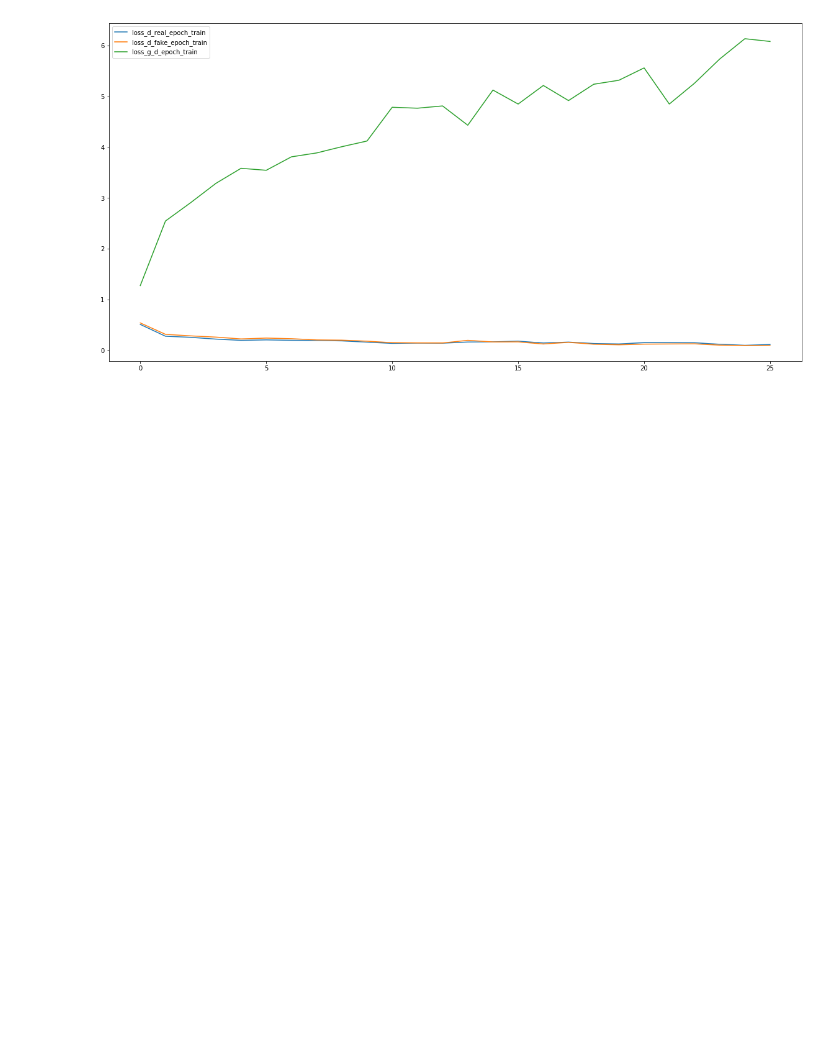
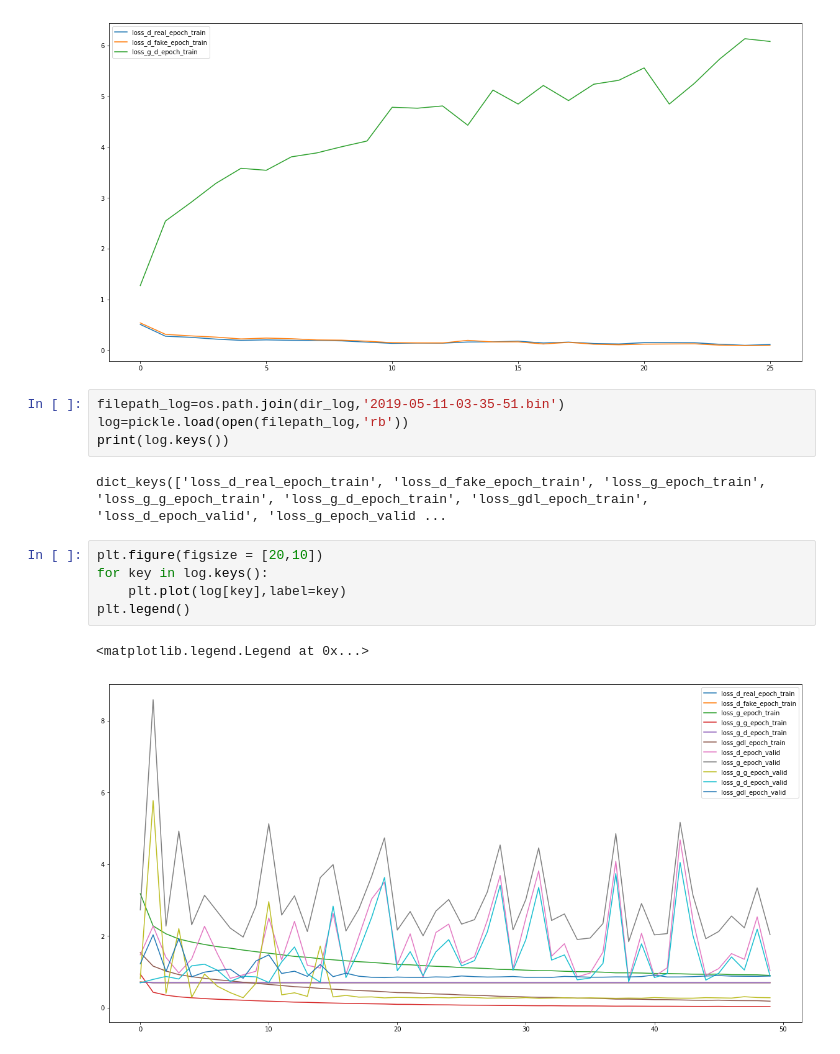
Before and after one commit to vuiisiper/MR2CTsynthesis, a Jupyter notebook: code/visualization/gan_train_valid_loss.ipynb, the cells around one changed output. Drawn from its saved outputs; the diff is of its cells as text; blank space fills up the shorter version.

```diff
--- a/code/visualization/gan_train_valid_loss.ipynb
+++ b/code/visualization/gan_train_valid_loss.ipynb
@@ -49,3 +28,17 @@ plt.legend()
 # %% [output]
 <matplotlib.legend.Legend at 0x...>
 [figure]
+# %%
+filepath_log=os.path.join(dir_log,'2019-05-11-03-35-51.bin')
+log=pickle.load(open(filepath_log,'rb'))
+print(log.keys())
+# %% [output]
+dict_keys(['loss_d_real_epoch_train', 'loss_d_fake_epoch_train', 'loss_g_epoch_train', 'loss_g_g_epoch_train', 'loss_g_d_epoch_train', 'loss_gdl_epoch_train', 'loss_d_epoch_valid', 'loss_g_epoch_valid ...
+# %%
+plt.figure(figsize = [20,10])
+for key in log.keys():
+    plt.plot(log[key],label=key)
+plt.legend()
+# %% [output]
+<matplotlib.legend.Legend at 0x...>
+[figure, added]
```
Also changed, not shown: parts of 2 cells of this notebook, 4 other files.
